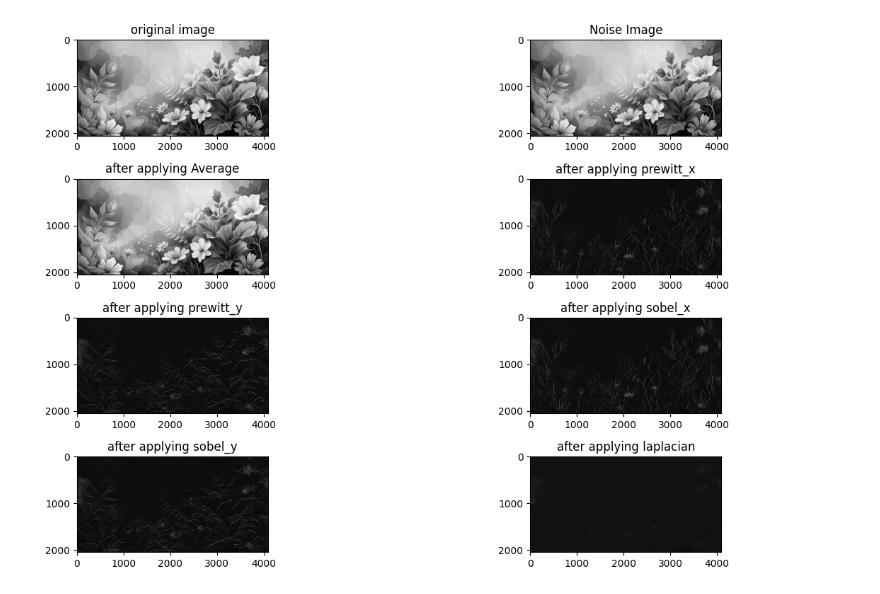
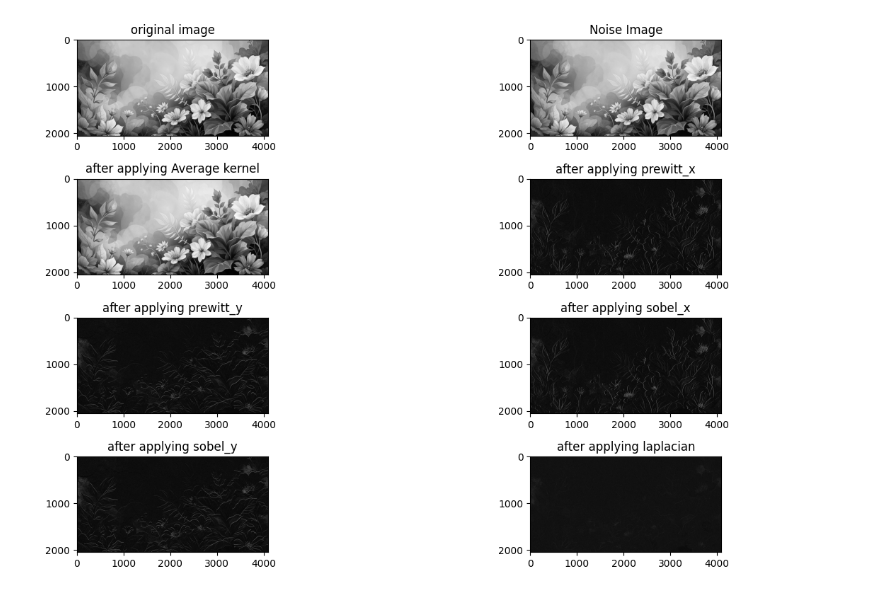
Before and after one commit to ApurbaCD/Digital_Image_Processing_Lab_4161, a Jupyter notebook: spatial__filtering.ipynb, the cells around one changed output. Saved outputs shown, nothing was run; the diff lists cells and outputs as text; code cells hidden in the pictures.

```diff
--- a/spatial__filtering.ipynb
+++ b/spatial__filtering.ipynb
@@ -19,7 +19,7 @@ def main():
     # Define average filter (3x3)
     k = 7
     average_kernel = np.ones((k, k), np.float32) / (k * k)
-    fun(noise_img,average_kernel,"Average")
+    fun(noise_img,average_kernel,"Average kernel")
 
 
     prewitt_x=np.array([[-1,0,1],
@@ -53,31 +53,31 @@ def main():
     plt.show()
 
 
 def gaussian_noise(img,mean,sigma):
 
     noise=np.random.normal(mean,sigma,img.shape)
     noise_img = np.clip(img + noise, 0, 255).astype(np.uint8)
     show(noise_img,"Noise Image")
     return noise_img
 
 
 def fun(img,kernel,title):
 
     filtered_img=cv2.filter2D(img,-1,kernel)
     show(filtered_img,f"after applying {title}")
 
 
 
 def show(img,title):
     global num
     plt.subplot(row,column,num)
     plt.title(title)
     plt.imshow(img,cmap="gray")
     plt.grid(False)
     num +=1
 
 
 if __name__=='__main__':
     main()
 # %% [output]
-[figure, old version]
+[figure, new version]
```
